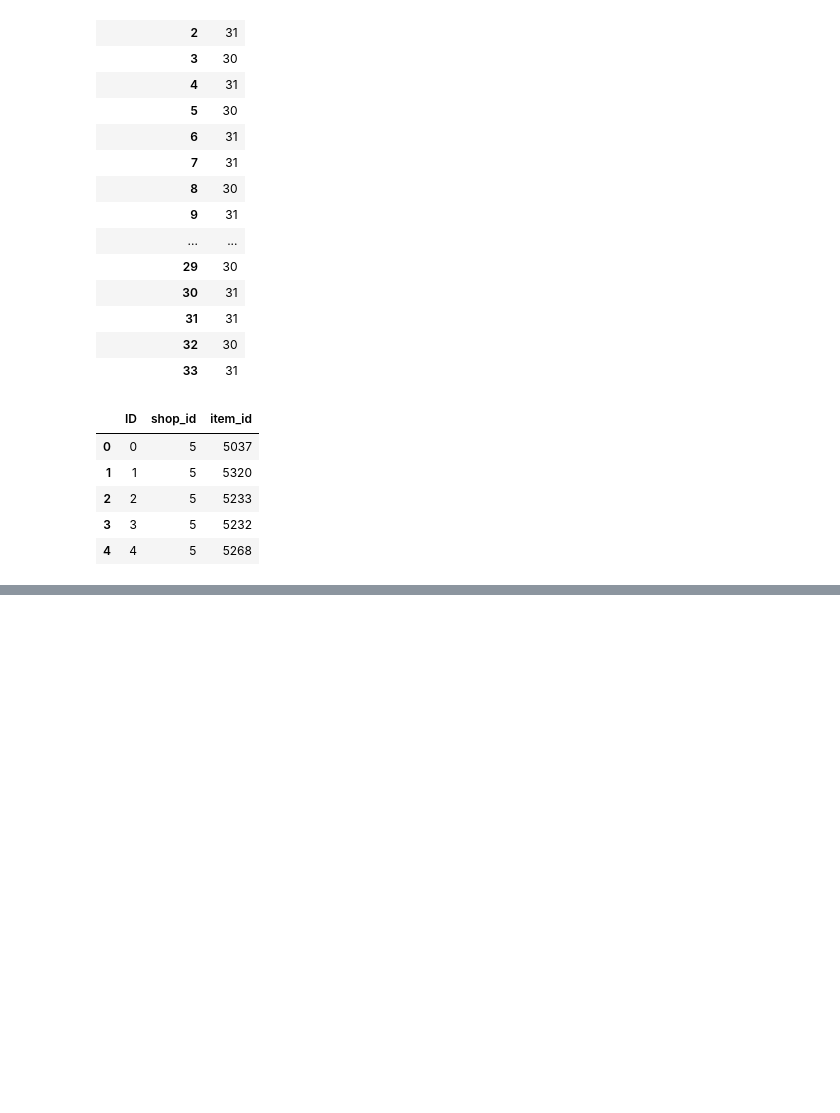
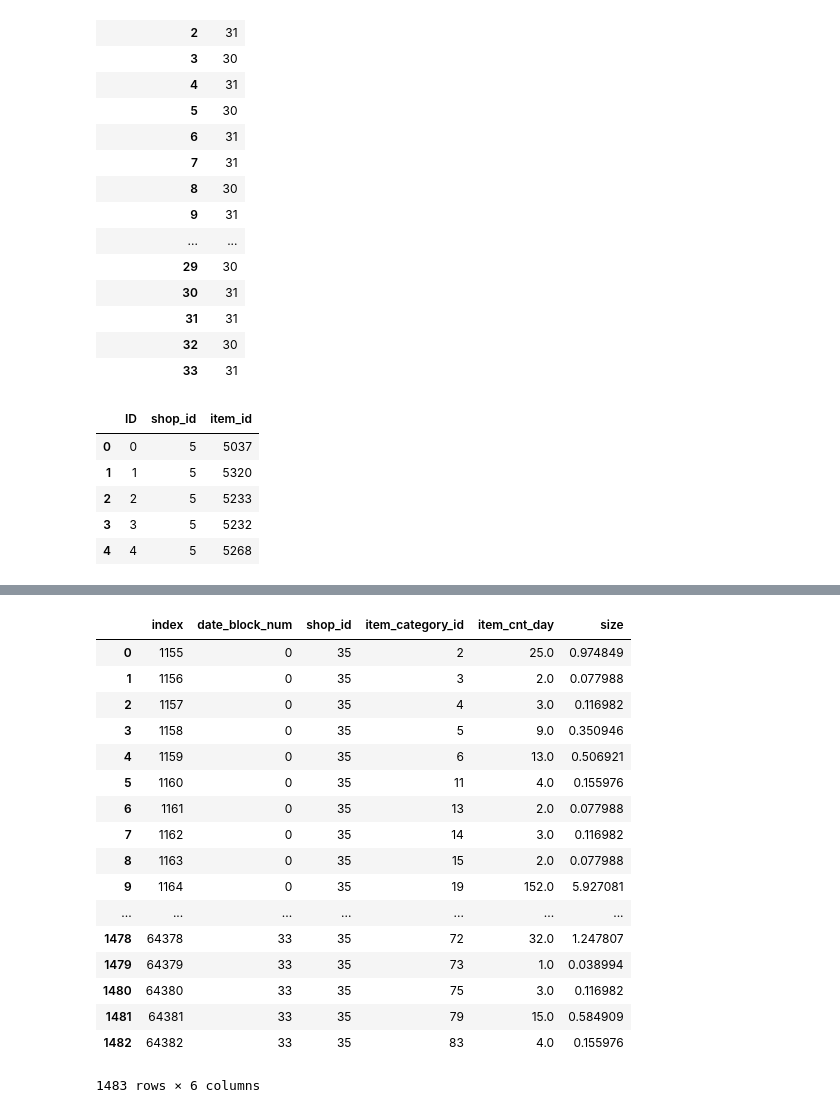
Before and after one commit to mortennp/mooc, a Jupyter notebook: NRUHSE_AdvML/Competetive DS/FinalProject/EDA.ipynb, the cells around one changed output, grey strips where cells are left out. Drawn from its saved outputs; the diff is of its cells as text; code cells hidden in the pictures; blank space fills up the shorter version.

```diff
--- a/NRUHSE_AdvML/Competetive DS/FinalProject/EDA.ipynb
+++ b/NRUHSE_AdvML/Competetive DS/FinalProject/EDA.ipynb
@@ -192,0 +252,21 @@ and
+# %%
+grouped.query('shop_id == 35').reset_index()
+# %% [output]
+|  | index | date_block_num | shop_id | item_category_id | item_cnt_day | size |
+| 0 | 1155 | 0 | 35 | 2 | 25.0 | 0.974849 |
+| 1 | 1156 | 0 | 35 | 3 | 2.0 | 0.077988 |
+| 2 | 1157 | 0 | 35 | 4 | 3.0 | 0.116982 |
+| 3 | 1158 | 0 | 35 | 5 | 9.0 | 0.350946 |
+| 4 | 1159 | 0 | 35 | 6 | 13.0 | 0.506921 |
+| 5 | 1160 | 0 | 35 | 11 | 4.0 | 0.155976 |
+| 6 | 1161 | 0 | 35 | 13 | 2.0 | 0.077988 |
+| 7 | 1162 | 0 | 35 | 14 | 3.0 | 0.116982 |
+| 8 | 1163 | 0 | 35 | 15 | 2.0 | 0.077988 |
+| 9 | 1164 | 0 | 35 | 19 | 152.0 | 5.927081 |
+| ... | ... | ... | ... | ... | ... | ... |
+| 1478 | 64378 | 33 | 35 | 72 | 32.0 | 1.247807 |
+| 1479 | 64379 | 33 | 35 | 73 | 1.0 | 0.038994 |
+| 1480 | 64380 | 33 | 35 | 75 | 3.0 | 0.116982 |
+| 1481 | 64381 | 33 | 35 | 79 | 15.0 | 0.584909 |
+| 1482 | 64382 | 33 | 35 | 83 | 4.0 | 0.155976 |
+1483 rows × 6 columns
```
Also changed, not shown: parts of 17 cells of this notebook.
